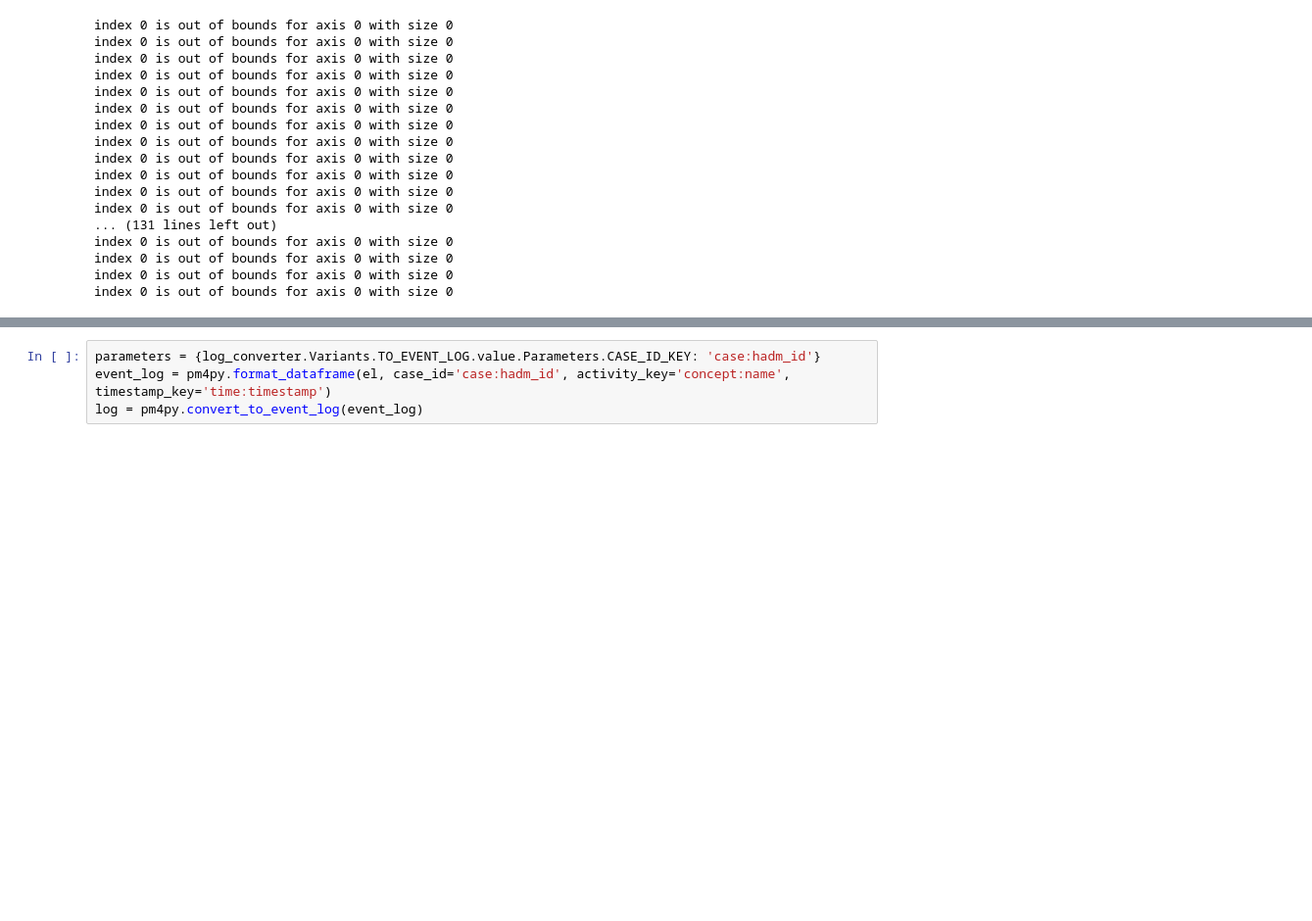
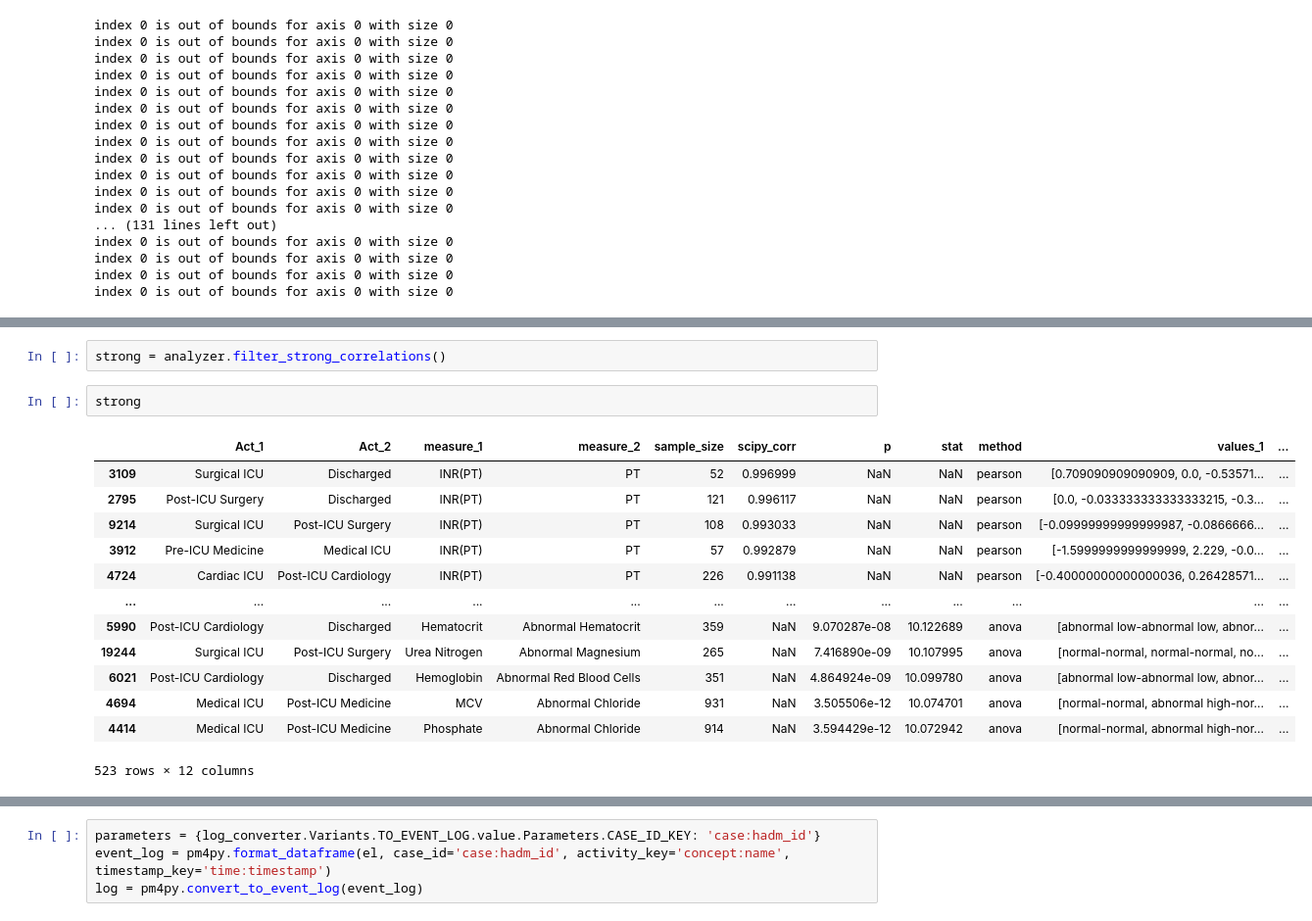
Before and after one commit to bptlab/relationships-between-change-patterns, a Jupyter notebook: 3_UI.ipynb, the cells around one changed output, grey strips where cells are left out. Shown at 98% size. Drawn from its saved outputs; the diff is of its cells as text; blank space fills up the shorter version.

```diff
--- a/3_UI.ipynb
+++ b/3_UI.ipynb
@@ -129,0 +148,18 @@ index 0 is out of bounds for axis 0 with size 0
+# %%
+strong = analyzer.filter_strong_correlations()
+# %%
+strong
+# %% [output]
+|  | Act_1 | Act_2 | measure_1 | measure_2 | sample_size | scipy_corr | p | stat | method | values_1 | ... |
+| 3109 | Surgical ICU | Discharged | INR(PT) | PT | 52 | 0.996999 | NaN | NaN | pearson | [0.709090909090909, 0.0, -0.53571... | ... |
+| 2795 | Post-ICU Surgery | Discharged | INR(PT) | PT | 121 | 0.996117 | NaN | NaN | pearson | [0.0, -0.033333333333333215, -0.3... | ... |
+| 9214 | Surgical ICU | Post-ICU Surgery | INR(PT) | PT | 108 | 0.993033 | NaN | NaN | pearson | [-0.09999999999999987, -0.0866666... | ... |
+| 3912 | Pre-ICU Medicine | Medical ICU | INR(PT) | PT | 57 | 0.992879 | NaN | NaN | pearson | [-1.5999999999999999, 2.229, -0.0... | ... |
+| 4724 | Cardiac ICU | Post-ICU Cardiology | INR(PT) | PT | 226 | 0.991138 | NaN | NaN | pearson | [-0.40000000000000036, 0.26428571... | ... |
+| ... | ... | ... | ... | ... | ... | ... | ... | ... | ... | ... | ... |
+| 5990 | Post-ICU Cardiology | Discharged | Hematocrit | Abnormal Hematocrit | 359 | NaN | 9.070287e-08 | 10.122689 | anova | [abnormal low-abnormal low, abnor... | ... |
+| 19244 | Surgical ICU | Post-ICU Surgery | Urea Nitrogen | Abnormal Magnesium | 265 | NaN | 7.416890e-09 | 10.107995 | anova | [normal-normal, normal-normal, no... | ... |
+| 6021 | Post-ICU Cardiology | Discharged | Hemoglobin | Abnormal Red Blood Cells | 351 | NaN | 4.864924e-09 | 10.099780 | anova | [abnormal low-abnormal low, abnor... | ... |
+| 4694 | Medical ICU | Post-ICU Medicine | MCV | Abnormal Chloride | 931 | NaN | 3.505506e-12 | 10.074701 | anova | [normal-normal, abnormal high-nor... | ... |
+| 4414 | Medical ICU | Post-ICU Medicine | Phosphate | Abnormal Chloride | 914 | NaN | 3.594429e-12 | 10.072942 | anova | [normal-normal, abnormal high-nor... | ... |
+523 rows × 12 columns
```
Also changed, not shown: parts of 14 cells of this notebook, 3 other files.
